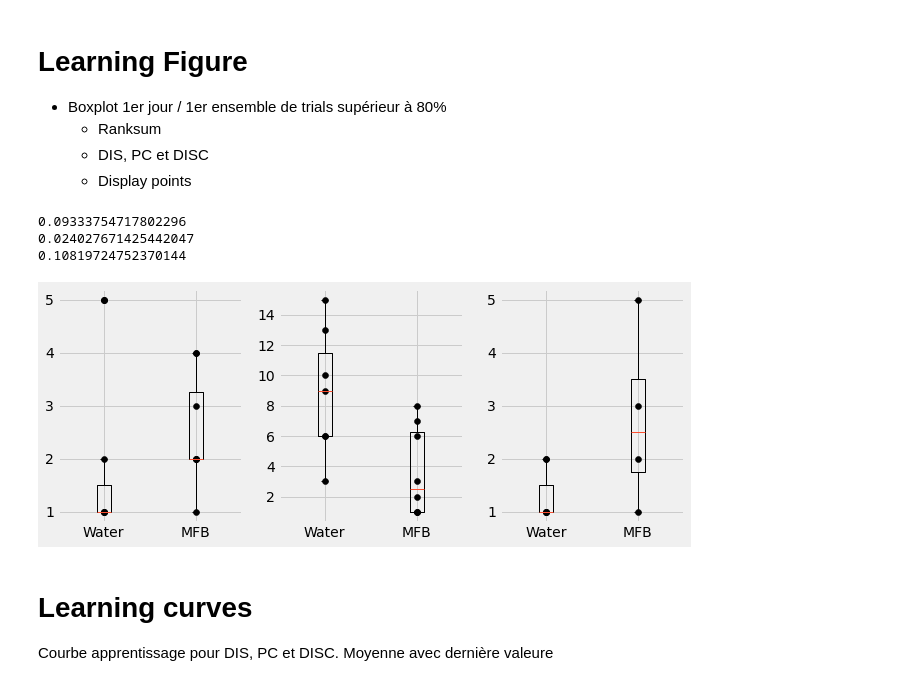
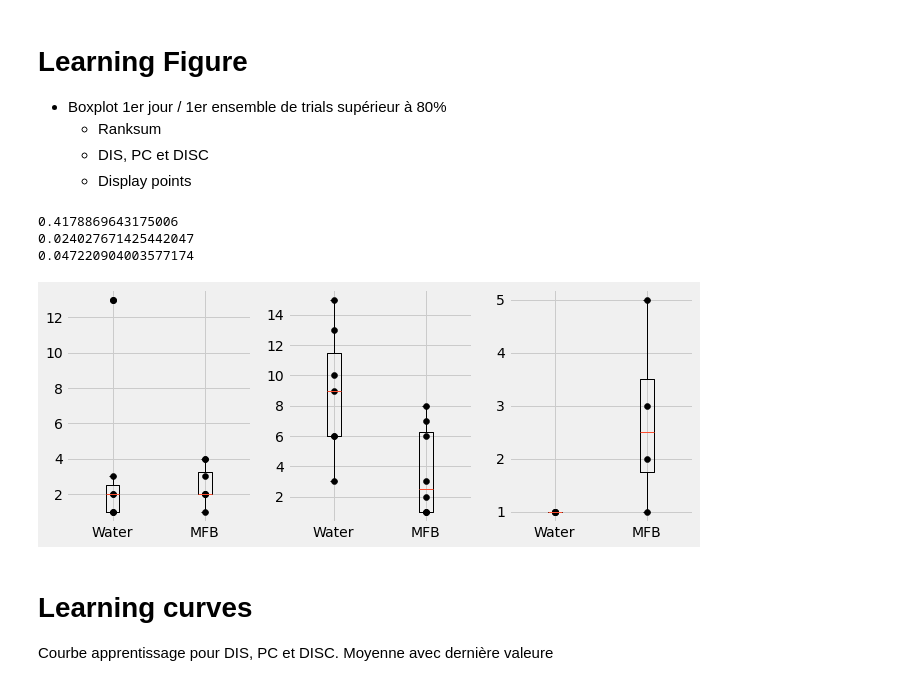
Before and after one commit to AntoninVerdier/Utilities, a Jupyter notebook: Elphy_Analysis/MFB_Figures.ipynb, the cells around one changed output. Cells and saved outputs as stored; diff of their text form; code cells hidden in the pictures.

```diff
--- a/Elphy_Analysis/MFB_Figures.ipynb
+++ b/Elphy_Analysis/MFB_Figures.ipynb
@@ -134,7 +134,7 @@ def load_MFB(tag='PC', verbose=False, rmgaps=False):
 
     return mice_mfb
 # %%
-mice_water_dis = load_water(batch3=True, verbose=False, tag='DIS',rmgaps='Brice')
+mice_water_dis = load_water(batch3=True, verbose=False, tag='DIS',rmgaps='Brice', linkday=True)
 mice_mfb_dis = load_MFB(tag='DIS', verbose=False, rmgaps='Brice')
 # %% [output]
 [[29, 35]]
@@ -179,16 +179,11 @@ mice_mfb_disc = load_MFB(tag='DISC', verbose=False, rmgaps='Brice')
 fig, axs = plt.subplots(1, 3, figsize=(10, 4))
 
 ####################################### DIS ###########################################
-scores_water = [mouse.perf() for mouse in mice_water_dis]
+scores_water = [mouse.perf()[0] for mouse in mice_water_dis]
 scores_mfb = [[np.sum(c)*100/len(c) for c in mouse.corrs] for mouse in mice_mfb_dis]
 
 # Water
-dates = []
-for i, m in enumerate(scores_water):
-    dates.append([(d - m[1]).astype('timedelta64[D]') + 1 for d in m[1:]])
-scores_water = [np.array(s[0]) for s in scores_water]
-first_day_over80_water = [np.where(s >= 70)[0][0] + 1 for s in scores_water]
-
+first_day_over80_water = [np.where(np.array(s) >= 80)[0][0] + 1 for s in scores_water]
 # MFB
 first_day_over80_mfb = [np.where(np.array(s) >= 70)[0][0] + 1 for s in scores_mfb]
 
@@ -201,56 +196,48 @@ axs[0].scatter([1]*len(first_day_over80_water), first_day_over80_water, c='black
 axs[0].scatter([2]*len(first_day_over80_mfb), first_day_over80_mfb, c='black')
 
 ####################################### PC ###########################################
-scores_water = [mouse.perf() for mouse in mice_water_pc]
+scores_water = [mouse.perf()[0] for mouse in mice_water_pc]
 scores_mfb = [[np.sum(c)*100/len(c) for c in mouse.corrs] for mouse in mice_mfb_pc]
 
 # Water
-dates = []
-for i, m in enumerate(scores_water):
-    dates.append([(d - m[1]).astype('timedelta64[D]') + 1 for d in m[1:]])
-scores_water = [np.array(s[0]) for s in scores_water]
-first_day_over80_water = [np.where(s >= 80)[0][0] + 1 for s in scores_water]
+first_day_over80_water = [np.where(np.array(s) >= 80)[0][0] + 1 for s in scores_water]
 
 # MFB
 first_day_over80_mfb = [np.where(np.array(s) >= 80)[0][0] + 1 for s in scores_mfb]
 
 stpc, ppc = ranksums(first_day_over80_water, first_day_over80_mfb)
 print(ppc)
 axs[1].boxplot([first_day_over80_water, first_day_over80_mfb], vert=True)
 axs[1].set_xticks([1, 2])
 axs[1].set_xticklabels(['Water', 'MFB'])
 axs[1].scatter([1]*len(first_day_over80_water), first_day_over80_water, c='black')
 axs[1].scatter([2]*len(first_day_over80_mfb), first_day_over80_mfb, c='black')
 
 ####################################### DISC ###########################################
-scores_water = [mouse.perf() for mouse in mice_water_disc]
+scores_water = [mouse.perf()[0] for mouse in mice_water_disc]
 scores_mfb = [[np.sum(c)*100/len(c) for c in mouse.corrs] for mouse in mice_mfb_disc]
 
 # Water
-dates = []
-for i, m in enumerate(scores_water):
-    dates.append([(d - m[1]).astype('timedelta64[D]') + 1 for d in m[1:]])
-scores_water = [np.array(s[0]) for s in scores_water]
-first_day_over80_water = [np.where(s >= 60)[0][0] + 1 for s in scores_water]
+first_day_over80_water = [np.where(np.array(s) >= 60)[0][0] + 1 for s in scores_water]
 
 # MFB####################################### DIS ###########################################
 
 first_day_over80_mfb = [np.where(np.array(s) >= 60)[0][0] + 1 for s in scores_mfb]
 
 stdisc, pdisc = ranksums(first_day_over80_water, first_day_over80_mfb)
 print(pdisc)
 axs[2].boxplot([first_day_over80_water, first_day_over80_mfb], vert=True)
 axs[2].set_xticks([1, 2])
 axs[2].set_xticklabels(['Water', 'MFB'])
 axs[2].scatter([1]*len(first_day_over80_water), first_day_over80_water, c='black')
 axs[2].scatter([2]*len(first_day_over80_mfb), first_day_over80_mfb, c='black')
 
 plt.show()
 # %% [output]
-0.09333754717802296
+0.4178869643175006
 0.024027671425442047
-0.10819724752370144
+0.047220904003577174
-[figure, old version]
+[figure, new version]
 # %% [markdown]
 # Learning curves
 Courbe apprentissage pour DIS, PC et DISC. Moyenne avec dernière valeure
```
